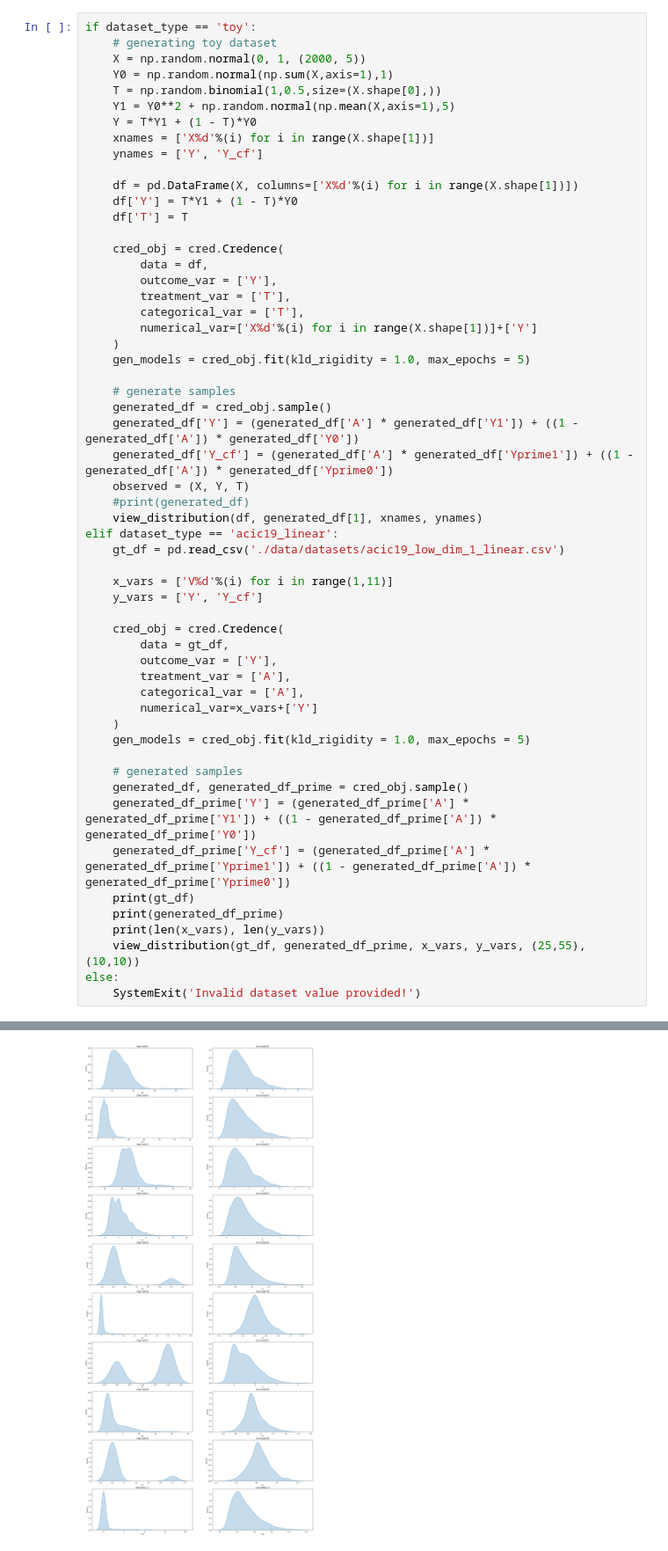
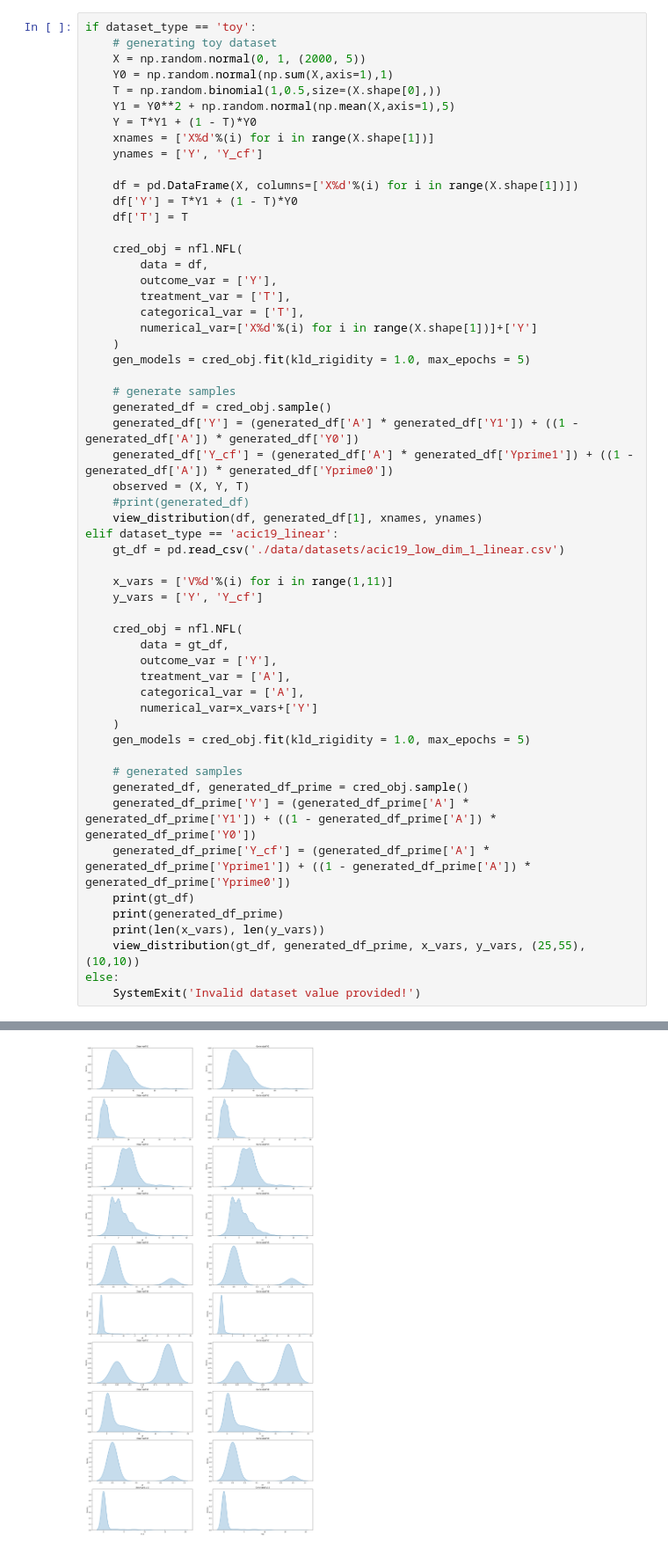
Before and after one commit to VinitraMk/nofl-pg, a Jupyter notebook: index.ipynb, the cells around one changed output, grey strips where cells are left out. Shown: that part at 88% size. Drawn from its saved outputs; the diff is of its cells as text.

```diff
--- a/index.ipynb
+++ b/index.ipynb
@@ -67,7 +67,7 @@ if dataset_type == 'toy':
     df['Y'] = T*Y1 + (1 - T)*Y0
     df['T'] = T
 
-    cred_obj = cred.Credence(
+    cred_obj = nfl.NFL(
         data = df,
         outcome_var = ['Y'],
         treatment_var = ['T'],
@@ -89,7 +89,7 @@ elif dataset_type == 'acic19_linear':
     x_vars = ['V%d'%(i) for i in range(1,11)]
     y_vars = ['Y', 'Y_cf']
 
-    cred_obj = cred.Credence(
+    cred_obj = nfl.NFL(
         data = gt_df,
         outcome_var = ['Y'],
         treatment_var = ['A'],
@@ -145,2 +145,2 @@ HPU available: False, using: 0 HPUs
 10 2
-[figure, old version]
+[figure, new version]
```
Also changed, not shown: parts of 2 cells of this notebook, 3 other files.
